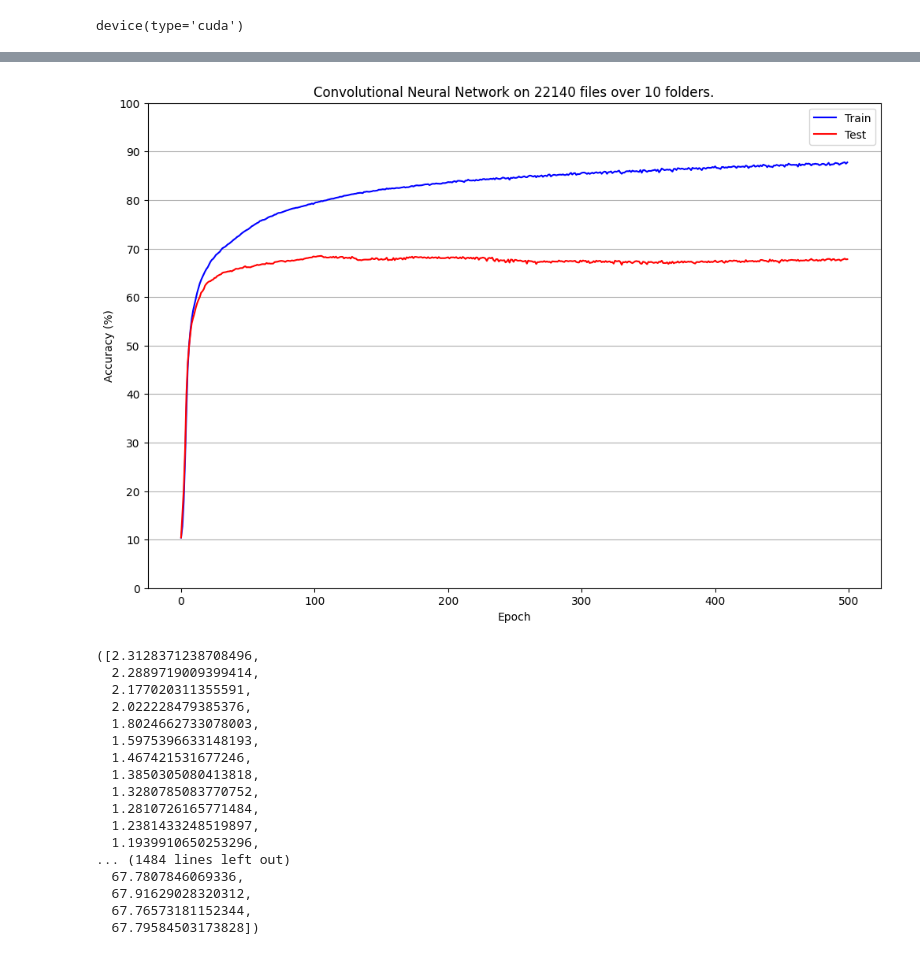
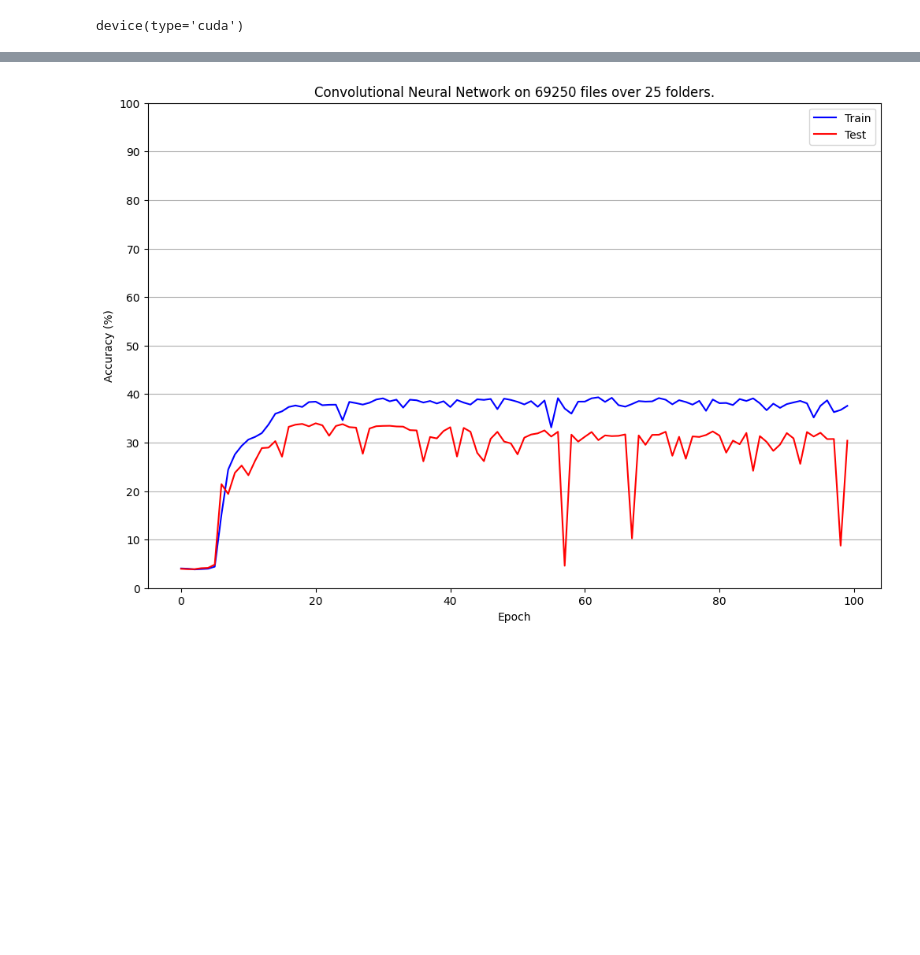
Before and after one commit to spearmintage/final-project, a Jupyter notebook: code/deeper_audio_test.ipynb, the cells around one changed output, grey strips where cells are left out. Cells and saved outputs as stored; diff of their text form; code cells hidden in the pictures; blank space fills up the shorter version.

Commit message:
extra training on bigger data sets + memory optimisation

```diff
--- a/code/deeper_audio_test.ipynb
+++ b/code/deeper_audio_test.ipynb
@@ -181,9 +188,8 @@ Name: count, dtype: int64
 # B = depth of each one (currently just 1, as it only contains 1 value. if colours are used then maybe up it to 3)
 # CxD = input width/height (128x626 etc)
 
-x = np.array([[j.tolist() for j in i] for i in folder_df["mel_spec"]])
+x = torch.from_numpy(np.stack(folder_df["mel_spec"].values))
 x = x.reshape(x.shape[0], 1, x.shape[1], x.shape[2])
-x = torch.FloatTensor(x)
 x = x.to(device)
 
 le = LabelEncoder()
@@ -247,12 +255,15 @@ class TestModel(nn.Module):
 
         return x
 # %%
-def train_model(model, loss_fn, optimizer, epochs, batch_size):
+def train_model(model, loss_fn, optimizer, epochs, batch_size, save_best_to_file = False):
     batch_indices = np.linspace(0, len(x_train), int(len(x_train) / batch_size), dtype="int")
 
     train_loss_hist = []
     train_acc_hist = []
     test_acc_hist = []
+
+    best_test_acc = 0
+    best_model = None
 
     for epoch in range(1, epochs + 1):
         model.train()
@@ -279,13 +290,33 @@ def train_model(model, loss_fn, optimizer, epochs, batch_size):
         model.eval()
         test_acc = sum(torch.argmax(model(x_test), dim=1) == y_test) * 100 / len(y_test)
 
-        print(f"Epoch {epoch}: train loss = {loss:.04f}, train acc = {train_acc:.02f}%, test acc = {test_acc:.02f}%")
+        print(f"Epoch {epoch}: train loss = {loss:.04f}, train acc = {train_acc:.02f}%, test acc = {test_acc:.02f}% {"!!" if test_acc > best_test_acc else ""}")
 
         train_loss_hist.append(float(loss.cpu().detach().numpy()))
         train_acc_hist.append(float(train_acc.cpu().detach().numpy()))
         test_acc_hist.append(float(test_acc.cpu().detach().numpy()))
 
-    print(model)
+        if test_acc > best_test_acc:
+            best_test_acc = test_acc
+
+            # overwrite best model with new best model
+            best_model = copy.deepcopy(model.state_dict())
+
+    best_model_path = ""
+
+    if save_best_to_file:
+        model_save_path = "models/"
+
+        if not os.path.exists(model_save_path): os.mkdir(model_save_path)
+
+        file_number = len(os.listdir(model_save_path)) + 1
+
+        file_name = f"best_model_{file_number:>03}"
+
+        best_model_path = model_save_path + file_name + ".pth"
+
+        torch.save(best_model, best_model_path)
+
 
     plt.figure(figsize=(12,8))
     pd.Series(train_acc_hist).plot.line(label="Train", color="blue")
@@ -299,7 +330,7 @@ def train_model(model, loss_fn, optimizer, epochs, batch_size):
     plt.grid(axis="y")
     plt.show()
 
-    return train_loss_hist, train_acc_hist, test_acc_hist
+    return train_loss_hist, train_acc_hist, test_acc_hist, best_model
 # %%
 # to avoid extreme overfitting:
 # - dropout rate between 0.2-0.5 seems good
@@ -307,17 +338,17 @@ def train_model(model, loss_fn, optimizer, epochs, batch_size):
 # - train in larger batches, 64 upwards seems good
 # - most seem to plateau around 200 epochs, maybe reduce to reduce total training time
 
-epochs = 500
-batch_size = 64
+epochs = 100
+batch_size = 16
 dropout_rate = 0
-learning_rate = 0.001
+learning_rate = 0.01
 momentum = 0
 
-model = TestModel(input_shape=x.shape, dropout_rate=dropout_rate)
+model = TestModel(input_shape=x_train.shape, dropout_rate=dropout_rate)
 model = model.to(device)
 loss_fn = nn.CrossEntropyLoss() # since we are classifying.
 loss_fn = loss_fn.to(device)
 optimizer = torch.optim.SGD(params=model.parameters(), lr=learning_rate, momentum=momentum)
 
-train_model(model, loss_fn, optimizer, epochs, batch_size)
+train_loss_hist, train_acc_hist, test_acc_hist, best_model = train_model(model, loss_fn, optimizer, epochs, batch_size, save_best_to_file=True)
 # %% [output]
@@ -341,21 +372,4 @@ Epoch 12: train loss = 1.1940, train acc = 59.63%, test acc = 57.77%
-[figure, old version]
+[figure, new version]
-([2.3128371238708496,
-  2.2889719009399414,
-  2.177020311355591,
-  2.022228479385376,
-  1.8024662733078003,
-  1.5975396633148193,
-  1.467421531677246,
-  1.3850305080413818,
-  1.3280785083770752,
-  1.2810726165771484,
-  1.2381433248519897,
-  1.1939910650253296,
-... (1484 lines left out)
-  67.7807846069336,
-  67.91629028320312,
-  67.76573181152344,
-  67.79584503173828])
 # %%
 # final results after testing approx. 30 different variations of dropout, learning rate, etc
 # best learning rate = 0.001, batch size of 32/64, dropout rate around 0.2-0.5
```
Also changed, not shown: parts of 12 cells of this notebook, 8 other files.
